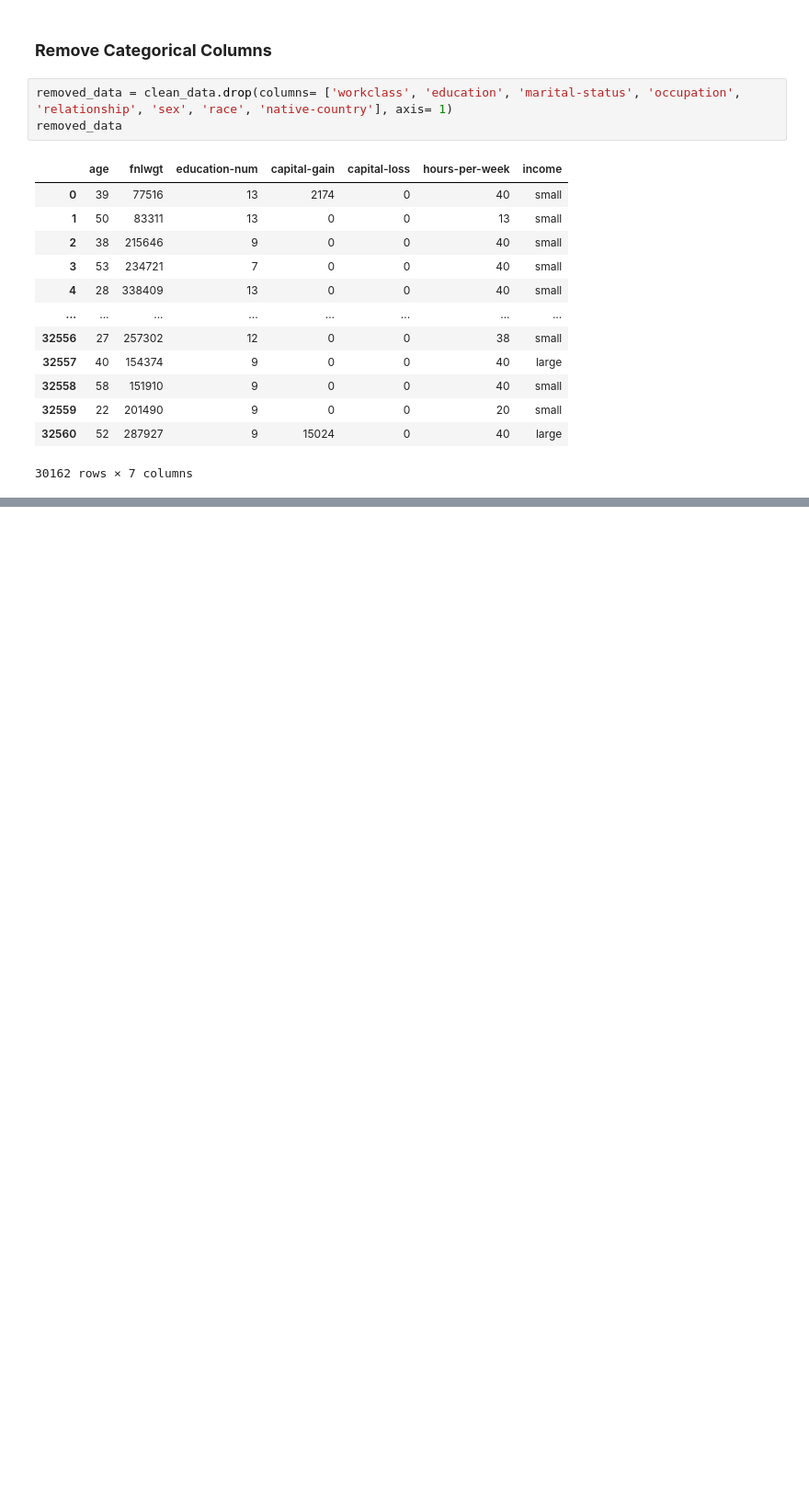
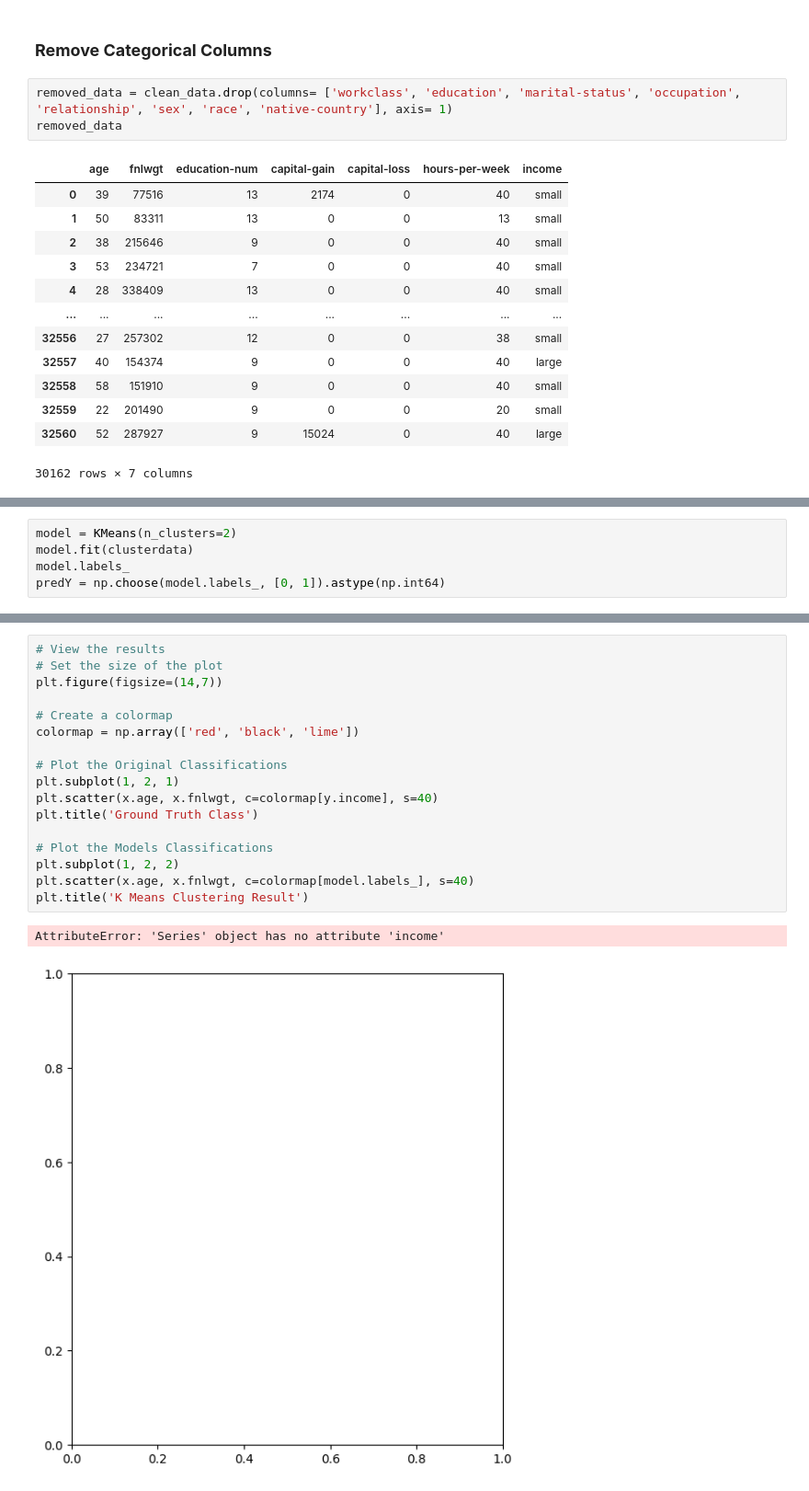
Before and after one commit to EviIius/KNN, a Jupyter notebook: Homework_6/HW6.ipynb, the cells around one changed output, grey strips where cells are left out. Shown at 92% size. Drawn from its saved outputs; the diff is of its cells as text; blank space fills up the shorter version.

```diff
--- a/Homework_6/HW6.ipynb
+++ b/Homework_6/HW6.ipynb
@@ -197,0 +175,5 @@ K-Nearest: 0.7679429802751533
+# %%
+model = KMeans(n_clusters=2)
+model.fit(clusterdata)
+model.labels_
+predY = np.choose(model.labels_, [0, 1]).astype(np.int64)
@@ -197,0 +190,20 @@ K-Nearest: 0.7679429802751533
+# %%
+# View the results
+# Set the size of the plot
+plt.figure(figsize=(14,7))
+
+# Create a colormap
+colormap = np.array(['red', 'black', 'lime'])
+
+# Plot the Original Classifications
+plt.subplot(1, 2, 1)
+plt.scatter(x.age, x.fnlwgt, c=colormap[y.income], s=40)
+plt.title('Ground Truth Class')
+
+# Plot the Models Classifications
+plt.subplot(1, 2, 2)
+plt.scatter(x.age, x.fnlwgt, c=colormap[model.labels_], s=40)
+plt.title('K Means Clustering Result')
+# %% [output]
+AttributeError: 'Series' object has no attribute 'income'
+[figure, added]
```
Also changed, not shown: parts of 25 cells of this notebook, 1 other file.
